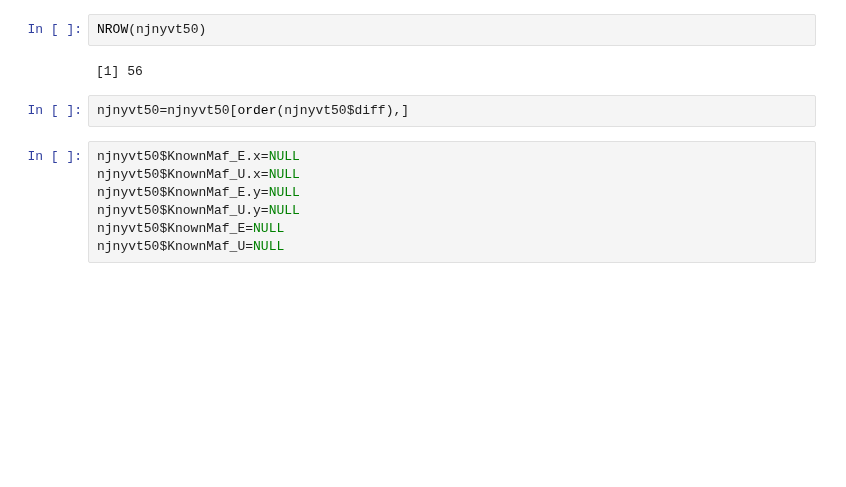
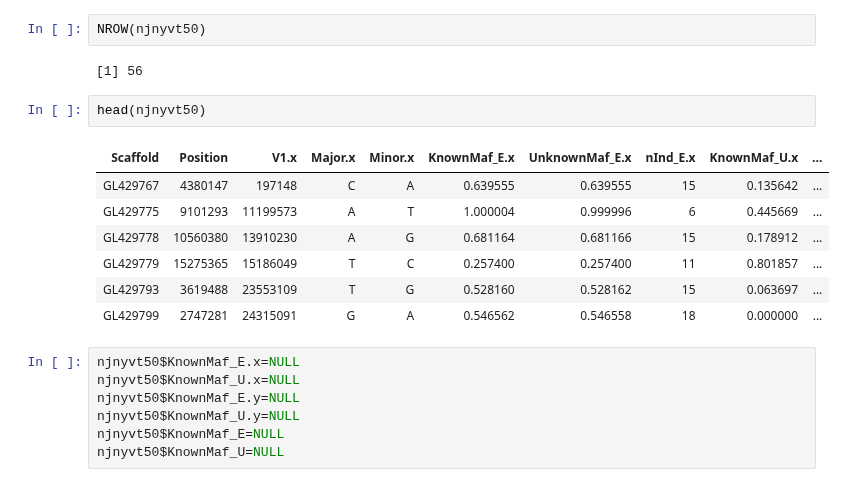
Before and after one commit to sagw/WNS_WGS, a Jupyter notebook: Angsd_all_SNP_graphs.ipynb, the cells around one changed output. Drawn from its saved outputs; the diff is of its cells as text; blank space fills up the shorter version.

```diff
--- a/Angsd_all_SNP_graphs.ipynb
+++ b/Angsd_all_SNP_graphs.ipynb
@@ -236,8 +238,16 @@ njnyvt50=merge(njny50, vteu50, by=c("Scaffold", "Position"))
 NROW(njnyvt50)
 # %% [output]
 [1] 56
-# %%
-njnyvt50=njnyvt50[order(njnyvt50$diff),]
+# %%
+head(njnyvt50)
+# %% [output]
+| Scaffold | Position | V1.x | Major.x | Minor.x | KnownMaf_E.x | UnknownMaf_E.x | nInd_E.x | KnownMaf_U.x | ... |
+| GL429767 | 4380147 | 197148 | C | A | 0.639555 | 0.639555 | 15 | 0.135642 | ... |
+| GL429775 | 9101293 | 11199573 | A | T | 1.000004 | 0.999996 | 6 | 0.445669 | ... |
+| GL429778 | 10560380 | 13910230 | A | G | 0.681164 | 0.681166 | 15 | 0.178912 | ... |
+| GL429779 | 15275365 | 15186049 | T | C | 0.257400 | 0.257400 | 11 | 0.801857 | ... |
+| GL429793 | 3619488 | 23553109 | T | G | 0.528160 | 0.528162 | 15 | 0.063697 | ... |
+| GL429799 | 2747281 | 24315091 | G | A | 0.546562 | 0.546558 | 18 | 0.000000 | ... |
 # %%
 njnyvt50$KnownMaf_E.x=NULL
 njnyvt50$KnownMaf_U.x=NULL
```
Also changed, not shown: parts of 6 cells of this notebook, 2 other files.
